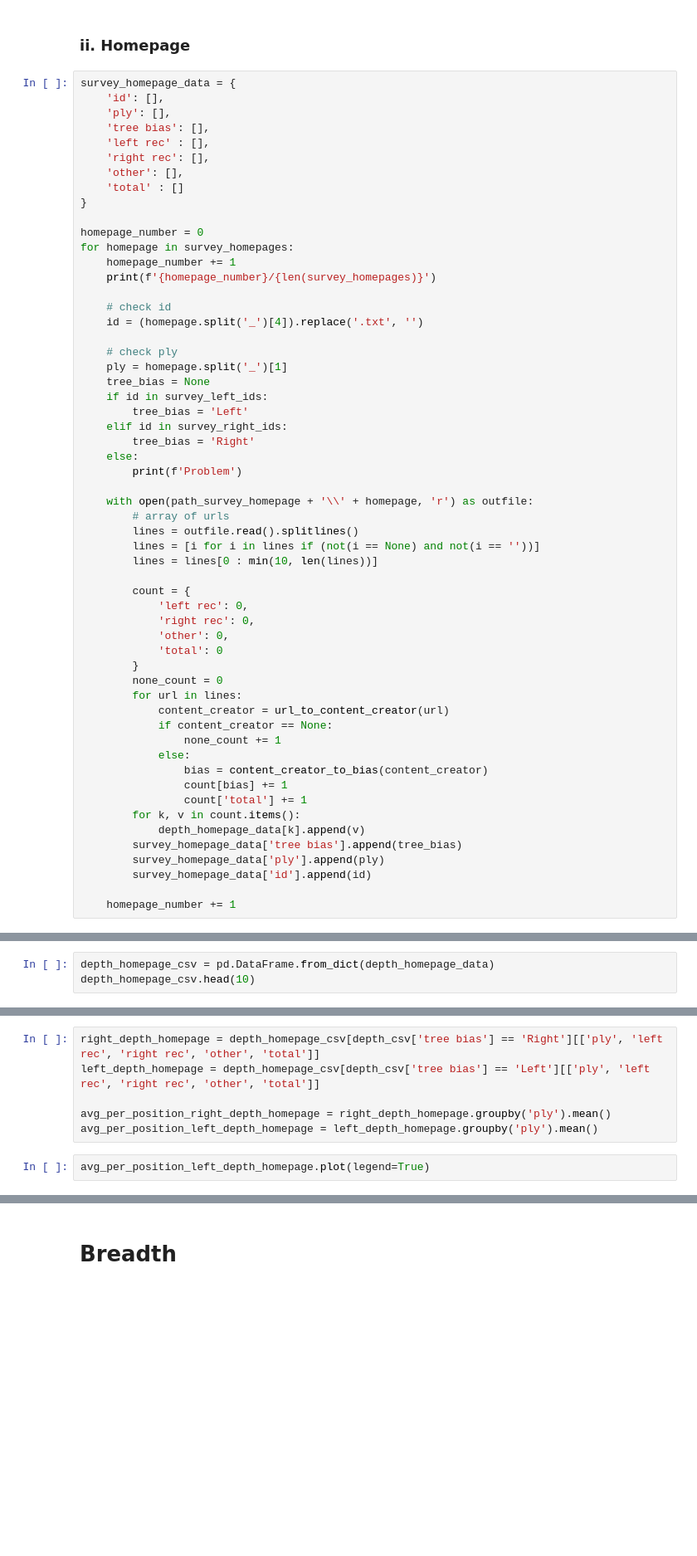
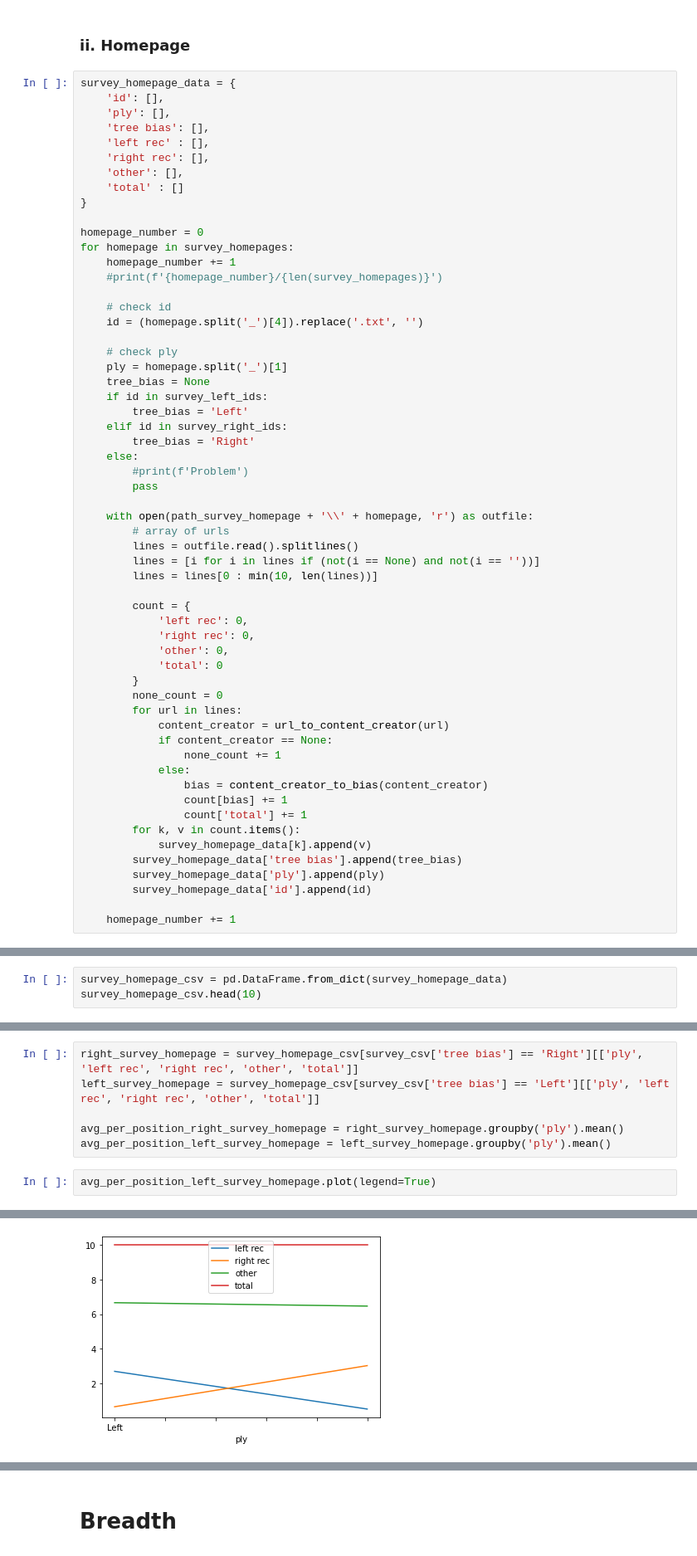
Before and after one commit to mika-jpd/YouTube_Radicalization_Recommendations, a Jupyter notebook: Silo Content Analysis to CSV.ipynb, the cells around one changed output, grey strips where cells are left out. Shown at 83% size. Saved outputs shown, nothing was run; the diff lists cells and outputs as text; blank space fills up the shorter version.

```diff
--- a/Silo Content Analysis to CSV.ipynb
+++ b/Silo Content Analysis to CSV.ipynb
@@ -659,7 +626,7 @@ survey_homepage_data = {
 homepage_number = 0
 for homepage in survey_homepages:
     homepage_number += 1
-    print(f'{homepage_number}/{len(survey_homepages)}')
+    #print(f'{homepage_number}/{len(survey_homepages)}')
 
     # check id
     id = (homepage.split('_')[4]).replace('.txt', '')
@@ -672,7 +639,8 @@ for homepage in survey_homepages:
     elif id in survey_right_ids:
         tree_bias = 'Right'
     else:
-        print(f'Problem')
+        #print(f'Problem')
+        pass
 
     with open(path_survey_homepage + '\\' + homepage, 'r') as outfile:
         # array of urls
@@ -696,7 +664,7 @@ for homepage in survey_homepages:
                 count[bias] += 1
                 count['total'] += 1
         for k, v in count.items():
-            depth_homepage_data[k].append(v)
+            survey_homepage_data[k].append(v)
         survey_homepage_data['tree bias'].append(tree_bias)
         survey_homepage_data['ply'].append(ply)
         survey_homepage_data['id'].append(id)
@@ -726,3 +684,3 @@ for k, v in depth_homepage_data.items():
 # %%
-depth_homepage_csv = pd.DataFrame.from_dict(depth_homepage_data)
-depth_homepage_csv.head(10)
+survey_homepage_csv = pd.DataFrame.from_dict(survey_homepage_data)
+survey_homepage_csv.head(10)
@@ -729,8 +699,9 @@ depth_homepage_csv.head(10)
 # %%
-right_depth_homepage = depth_homepage_csv[depth_csv['tree bias'] == 'Right'][['ply', 'left rec', 'right rec', 'other', 'total']]
-left_depth_homepage = depth_homepage_csv[depth_csv['tree bias'] == 'Left'][['ply', 'left rec', 'right rec', 'other', 'total']]
+right_survey_homepage = survey_homepage_csv[survey_csv['tree bias'] == 'Right'][['ply', 'left rec', 'right rec', 'other', 'total']]
+left_survey_homepage = survey_homepage_csv[survey_csv['tree bias'] == 'Left'][['ply', 'left rec', 'right rec', 'other', 'total']]
 
-avg_per_position_right_depth_homepage = right_depth_homepage.groupby('ply').mean()
-avg_per_position_left_depth_homepage = left_depth_homepage.groupby('ply').mean()
+avg_per_position_right_survey_homepage = right_survey_homepage.groupby('ply').mean()
+avg_per_position_left_survey_homepage = left_survey_homepage.groupby('ply').mean()
 # %%
-avg_per_position_left_depth_homepage.plot(legend=True)
+avg_per_position_left_survey_homepage.plot(legend=True)
+# %% [output]
@@ -737 +709,2 @@ avg_per_position_left_depth_homepage.plot(legend=True)
+[figure, added]
 # %%
```
Also changed, not shown: parts of 23 cells of this notebook.
